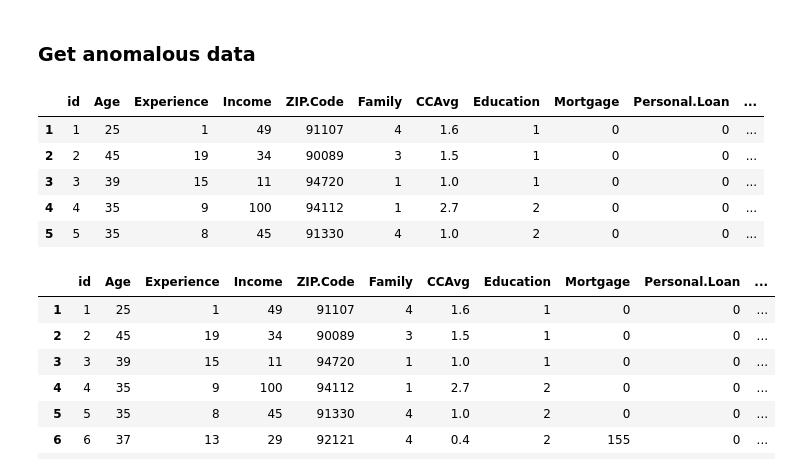
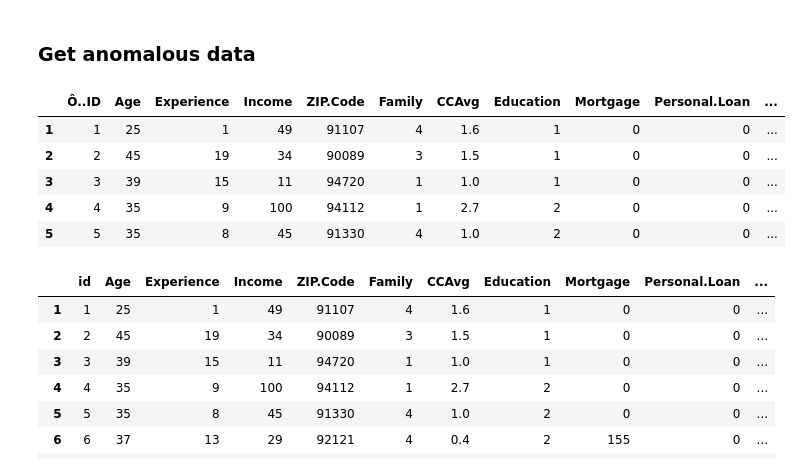
Before and after one commit to aecolumna/Segmented-Data-Anomaly-Detection, a Jupyter notebook: clusterAnalysis/PCA + Data Preprocessing.ipynb, the cells around one changed output. Saved outputs shown, nothing was run; the diff lists cells and outputs as text; code cells hidden in the pictures.

```diff
--- a/clusterAnalysis/PCA + Data Preprocessing.ipynb
+++ b/clusterAnalysis/PCA + Data Preprocessing.ipynb
@@ -26,10 +26,10 @@ zipcode_df.head()
 # %% [markdown]
 ### Get anomalous data
 # %%
-tran_df = pd.read_excel("/Users/andres/Desktop/CSE498/appdynamics/training_csv/fam_3_edu_2_CCAvg_4_group.xlsx")
+tran_df = pd.read_excel("/Users/andres/Desktop/CSE498/appdynamics/training_csv/full_set.xlsx")
 tran_df.head()
 # %% [output]
-|  | id | Age | Experience | Income | ZIP.Code | Family | CCAvg | Education | Mortgage | Personal.Loan | ... |
+|  | Ô..ID | Age | Experience | Income | ZIP.Code | Family | CCAvg | Education | Mortgage | Personal.Loan | ... |
 | 1 | 1 | 25 | 1 | 49 | 91107 | 4 | 1.6 | 1 | 0 | 0 | ... |
 | 2 | 2 | 45 | 19 | 34 | 90089 | 3 | 1.5 | 1 | 0 | 0 | ... |
 | 3 | 3 | 39 | 15 | 11 | 94720 | 1 | 1.0 | 1 | 0 | 0 | ... |
```
Also changed, not shown: parts of 8 cells of this notebook, 2 other files.
